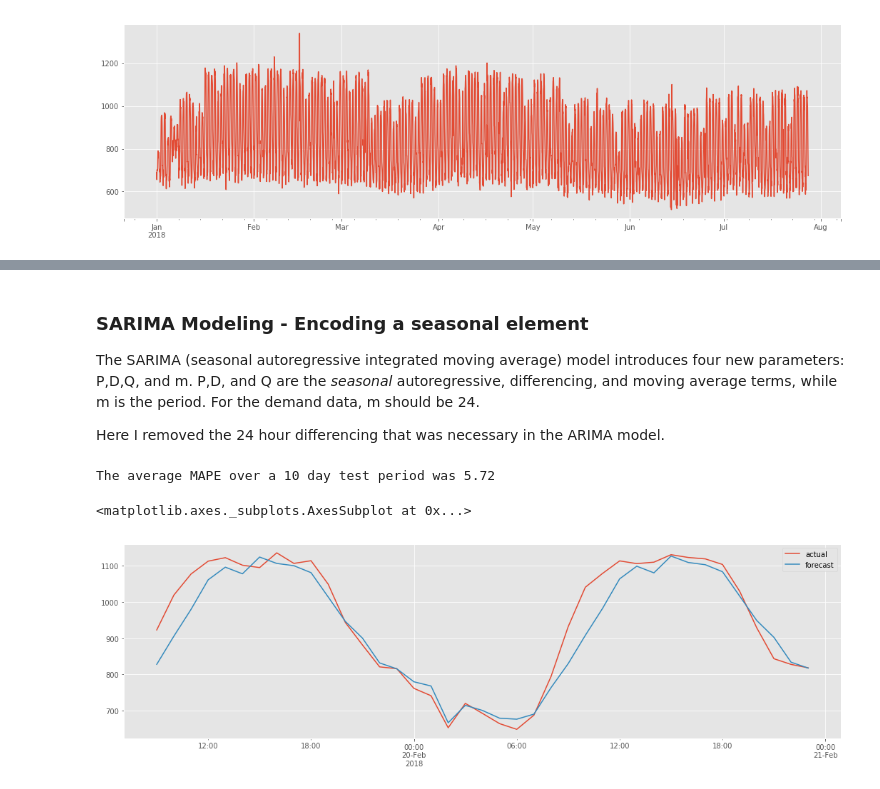
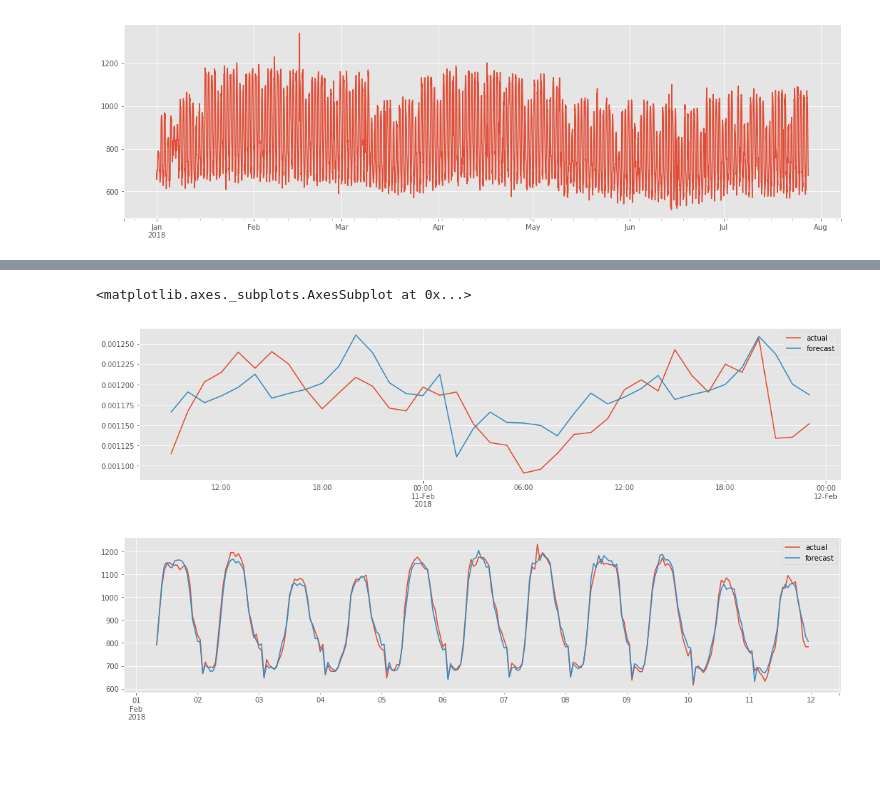
Before and after one commit to kevinkoste/university-load-forecasting, a Jupyter notebook: prediction/SARIMA.ipynb, the cells around one changed output, grey strips where cells are left out. Saved outputs shown, nothing was run; the diff lists cells and outputs as text; code cells hidden in the pictures; blank space fills up the shorter version.

Commit message:
tidying sarima

```diff
--- a/prediction/SARIMA.ipynb
+++ b/prediction/SARIMA.ipynb
@@ -31,0 +41,20 @@ y.plot(figsize=(18,5))
+# %%
+# complicated time operations to encode hour-of-week info
+df = pd.DataFrame(y,columns=['demand'],index=y.index)
+df['hourofweek'] = y.values
+k=1
+for i in range(len(df)):
+    df['hourofweek'][i] = k
+    k = k+1
+    if k == 168: k=0
+avg_hourofweek = y.groupby(df['hourofweek']).mean()
+df['avg_hourofweek'] = df['hourofweek'].map(avg_hourofweek)
+hourofweek_mean = df['avg_hourofweek'].values
+
+# week of year calculation is easily built in to pandas
+weekofyear_mean = y.index.weekofyear.map(y.groupby(y.index.weekofyear).mean()).values
+
+# combine both week of year and hourofweek transformers
+y_stationary = y/hourofweek_mean/weekofyear_mean
+
+y_stationary.plot(figsize=(18,5))
@@ -116,47 +120,16 @@ latest_forecast.plot(figsize=(18,5))
-# %% [markdown]
-### SARIMA Modeling - Encoding a seasonal element
-
-The SARIMA (seasonal autoregressive integrated moving average) model introduces four new parameters: P,D,Q, and m. P,D, and Q are the *seasonal* autoregressive, differencing, and moving average terms, while m is the period. For the demand data, m should be 24.
-
-Here I removed the 24 hour differencing that was necessary in the ARIMA model.
-# %%
-# construct empty dataframe to populate with results
-mapes = pd.DataFrame(columns=['hours_trained','mape'])
-y_predicted = y.copy(deep=True)
-
-# define split times and end times to cut X and y into training and testing sets
-split_times = pd.date_range(start='2018-02-10 08:00:00',freq='D',periods=10)
-end_times = split_times.shift(39,freq='H')
-
-# loop to run models and add hours_trained & mape data to the mapes dataframe
-for i in range(len(split_times)):
-
-    # define training and testing sets based on split_times and end_times
-    y_train = y.loc[y.index <= split_times[i]].copy().values
-    y_test = y.loc[(y.index > split_times[i]) & (y.index <= end_times[i])].copy()
-
-    # fit the model to the differenced data
-    model = SARIMAX(y_train, order=(0,0,0),seasonal_order=(1,0,1,24),enforce_stationarity=False)
-    model_fit = model.fit(disp=0,maxiter=200)
-
-    # multi-step out-of-sample forecast
-    forecast = model_fit.forecast(steps=39)
-    y_pred = forecast
-    y_predicted.loc[(y.index > split_times[i]) & (y.index <= end_times[i])] = y_pred
-
-    # store the results of the model and append the mapes dataframe
-    hours_trained = len(y_train)
-    mape = np.mean(np.abs((y_test[15:] - y_pred[15:]) / y_test[15:]))*100
-    mapes = mapes.append({'hours_trained':hours_trained,'mape':mape},ignore_index=True)
-
-print('The average MAPE for {} test days was {}'.format(len(mapes),np.round(np.mean(mapes['mape']),2)))
-# %% [output]
-The average MAPE over a 10 day test period was 5.72
+# %%
+# reverse the transformations
+y_forecast = y_forecast_stationary*weekofyear_mean*hourofweek_mean
 # %%
-# plot the latest forecast
-latest_forecast = pd.DataFrame(y_test,columns=['actual'])
-latest_forecast['forecast'] = y_pred
-latest_forecast.plot(figsize=(18,5))
+# plot the latest forecast and the last week of forecasts
+latest_forecast = pd.DataFrame({'actual':y_test,'forecast':y_pred})
+latest_forecast.plot(figsize=(18,4))
+
+entire_forecast = pd.DataFrame({'actual':y[split_times[0]:end_times[i]],
+                                'forecast':y_forecast[split_times[0]:end_times[i]]}
+                              )
+entire_forecast.plot(figsize=(18,4))
 # %% [output]
 <matplotlib.axes._subplots.AxesSubplot at 0x...>
-[figure, old version]
+[figure, new version]
+[figure, added]
```
Also changed, not shown: parts of 11 cells of this notebook, 2 other files.
